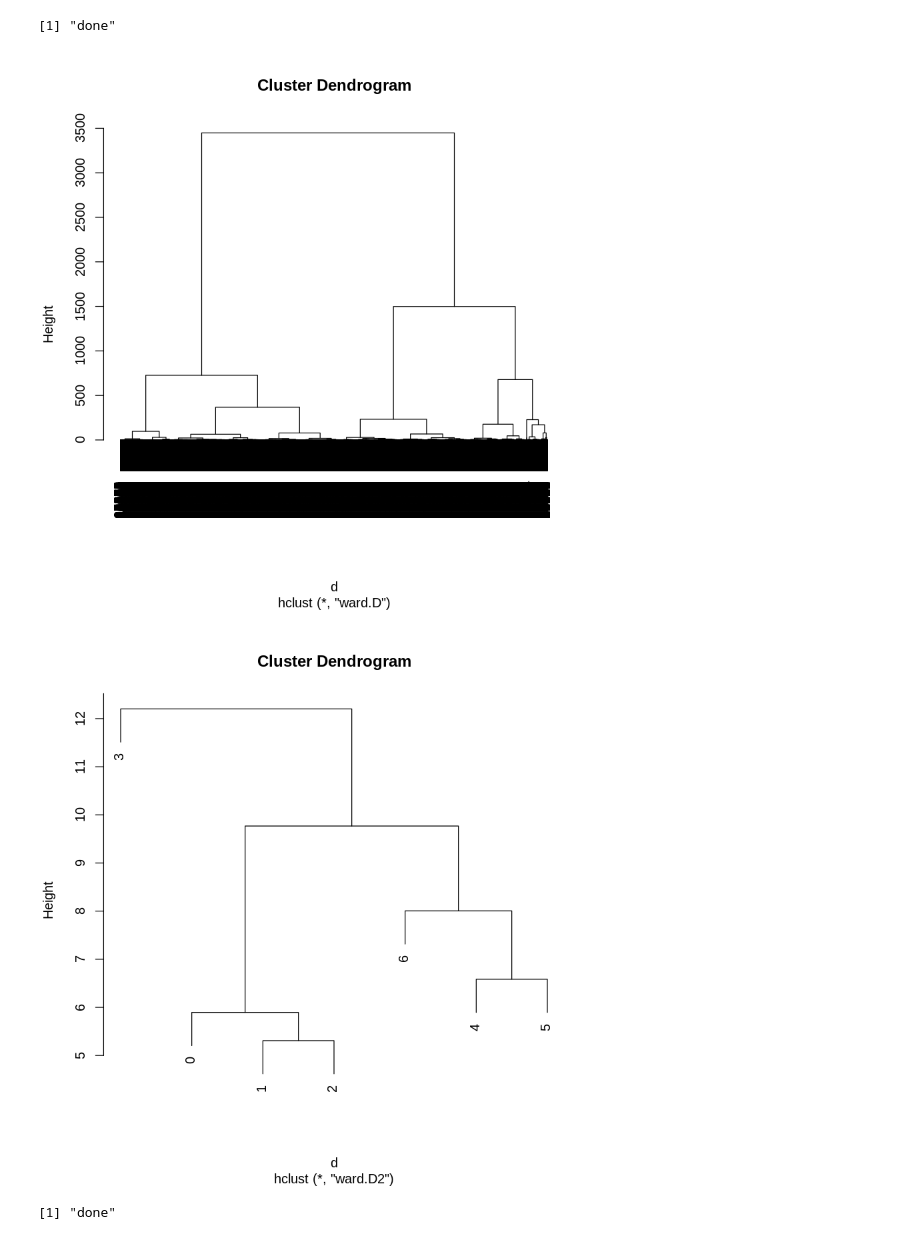
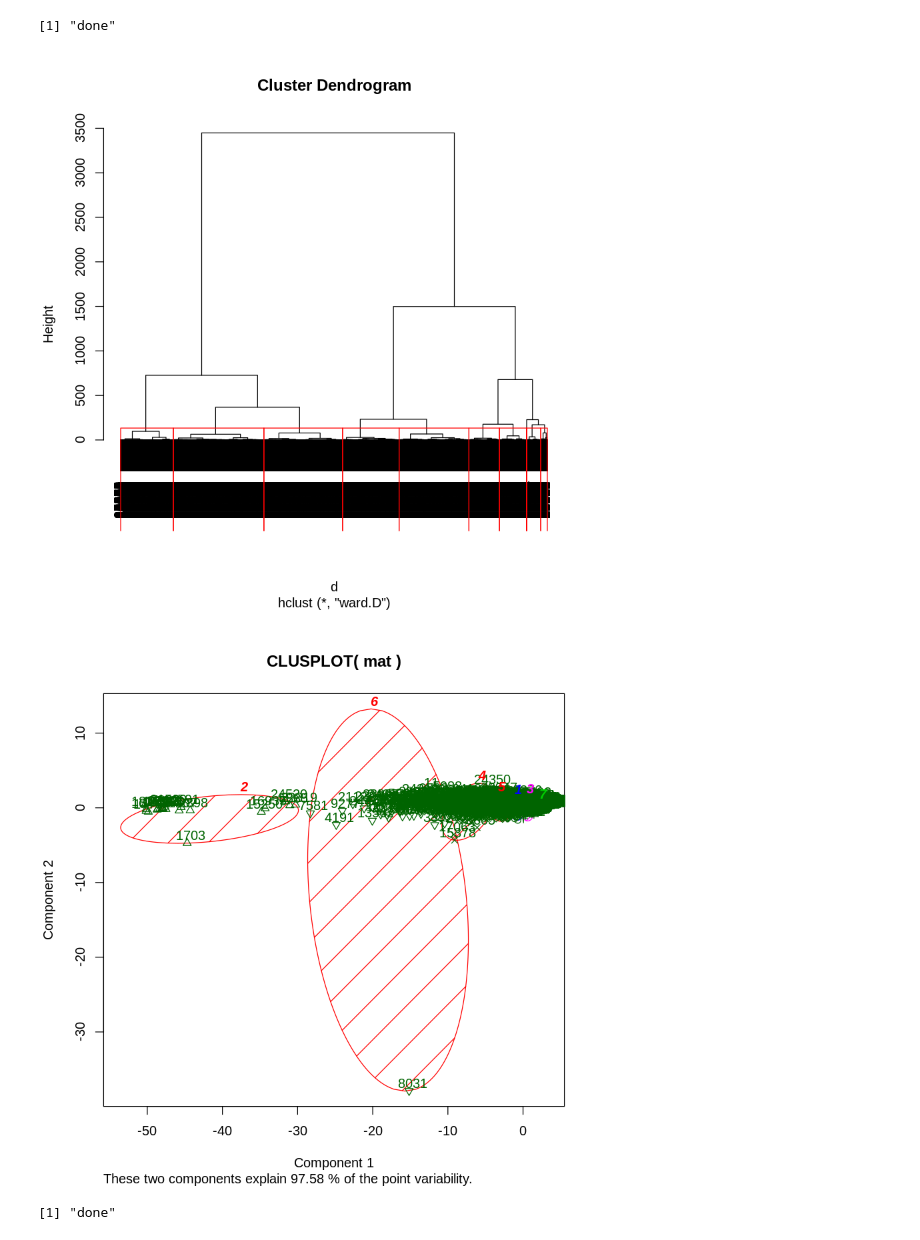
Before and after one commit to smartmeterdata/clustering, a Jupyter notebook: Clustering.ipynb, the cells around one changed output. Saved outputs shown, nothing was run; the diff lists cells and outputs as text; code cells hidden in the pictures.

Commit message:
Showing preliminary clusters

```diff
--- a/Clustering.ipynb
+++ b/Clustering.ipynb
@@ -149,13 +156,18 @@ print("done")
 # %%
 d <- dist(mat, method = "euclidean")
 fit <- hclust(d, method="ward.D")
 plot(fit) # display dendogram
-d <- dist(t(mat), method = "euclidean")
-fit <- hclust(d, method="ward.D2")
-plot(fit) # display dendogram
+groups <- cutree(fit, k=10)
+rect.hclust(fit, k=10, border="red")
 # %% [output]
-[figure, old version]
+[figure, new version]
-[figure, removed]
+# %%
+fit <- kmeans(mat, 7)
+library(cluster)
+clusplot(mat, fit$cluster, color=TRUE, shade=TRUE,
+   labels=2, lines=0)
+# %% [output]
+[figure, added]
 # %%
 #This Section begins clustering as hourly averages for each over a week
 x <- fread("WeeklyHourAvgs.csv",
```
Also changed, not shown: parts of 7 cells of this notebook.
